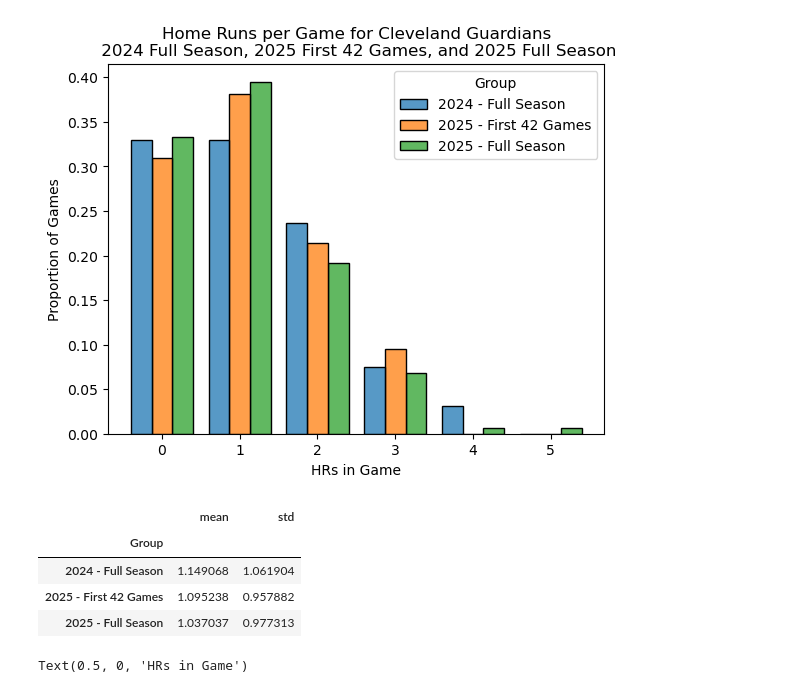
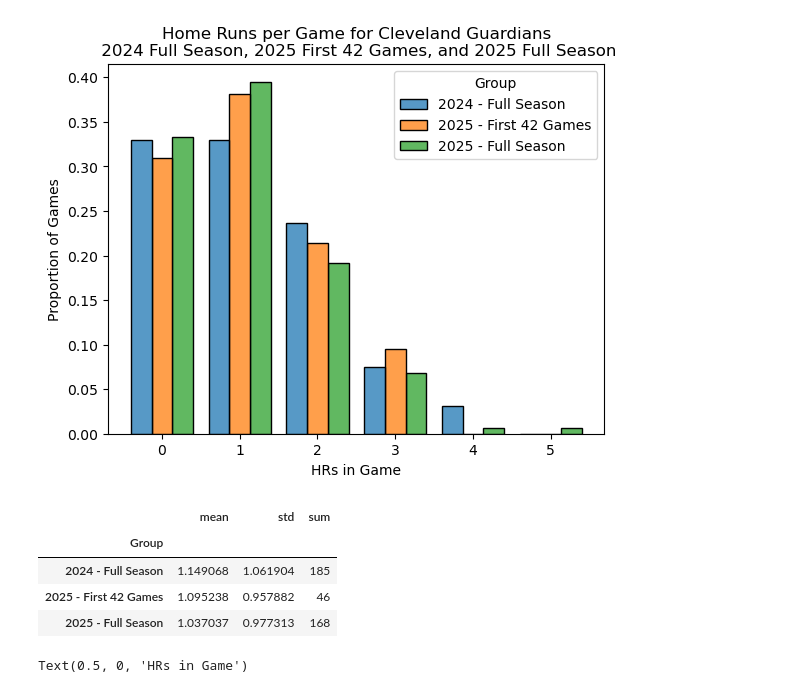
Before and after one commit to mrbond-25/BaseballHRs-Postseason-Eval, a Jupyter notebook: main.ipynb, the cells around one changed output. Cells and saved outputs as stored; diff of their text form; code cells hidden in the pictures.

```diff
--- a/main.ipynb
+++ b/main.ipynb
@@ -53,14 +53,14 @@ Text(0.5, 0, 'HRs in Game')
 [figure]
 # %%
 #summary statistics
-summary_stats = df.groupby("Group")["HR"].agg(['mean','std'])
+summary_stats = df.groupby("Group")["HR"].agg(['mean','std','sum'])
 summary_stats
 # %% [output]
-|  | mean | std |
-| Group |  |  |
-| 2024 - Full Season | 1.149068 | 1.061904 |
-| 2025 - First 42 Games | 1.095238 | 0.957882 |
-| 2025 - Full Season | 1.037037 | 0.977313 |
+|  | mean | std | sum |
+| Group |  |  |  |
+| 2024 - Full Season | 1.149068 | 1.061904 | 185 |
+| 2025 - First 42 Games | 1.095238 | 0.957882 | 46 |
+| 2025 - Full Season | 1.037037 | 0.977313 | 168 |
 # %%
 #prediction vs full-season observation comparison
 
```
